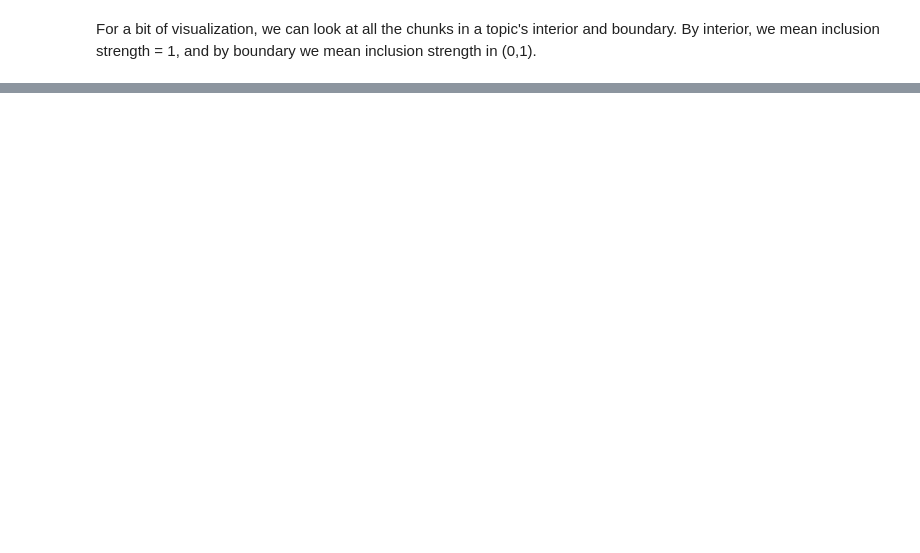
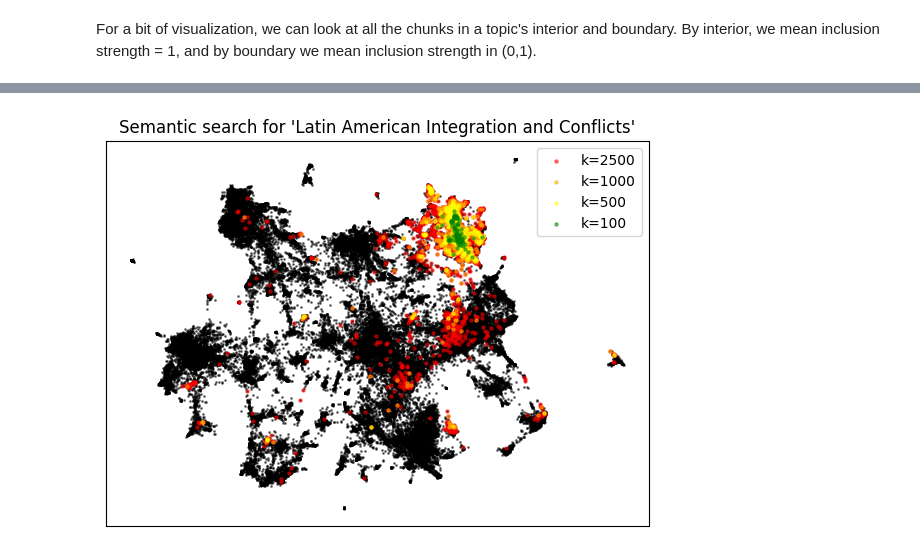
Before and after one commit to kalebruscitti/thematic-search, a Jupyter notebook: docs/source/un-toponymy.ipynb, the cells around one changed output, grey strips where cells are left out. Drawn from its saved outputs; the diff is of its cells as text; code cells hidden in the pictures; blank space fills up the shorter version.

```diff
--- a/docs/source/un-toponymy.ipynb
+++ b/docs/source/un-toponymy.ipynb
@@ -238,0 +299,29 @@ plt.show()
+# %%
+import matplotlib.pyplot as plt
+
+fig,ax=plt.subplots(figsize=(7,5))
+ax.scatter(
+    *vectors.T, s=1, c='k', alpha=0.5
+)
+
+colours = [
+    'red','orange','yellow','green'
+]
+plt.title(f"Semantic search for '{topic_info.name.values[0]}'")
+for i, k in enumerate([2500,1000,500,100]):
+    nn_idx = topicdb.q.search(topic_info.name.values[0], k=k).indices
+    vectors = topicdb.reduced_vectors
+    ax.scatter(
+        vectors[nn_idx, 0],
+        vectors[nn_idx, 1],
+        s=5,
+        c=colours[i],
+        alpha=0.5,
+        label=f"k={k}"
+    )
+plt.legend()
+plt.xticks([])
+plt.yticks([])
+plt.show()
+# %% [output]
+[figure, added]
```
Also changed, not shown: parts of 9 cells of this notebook, 2 other files.
